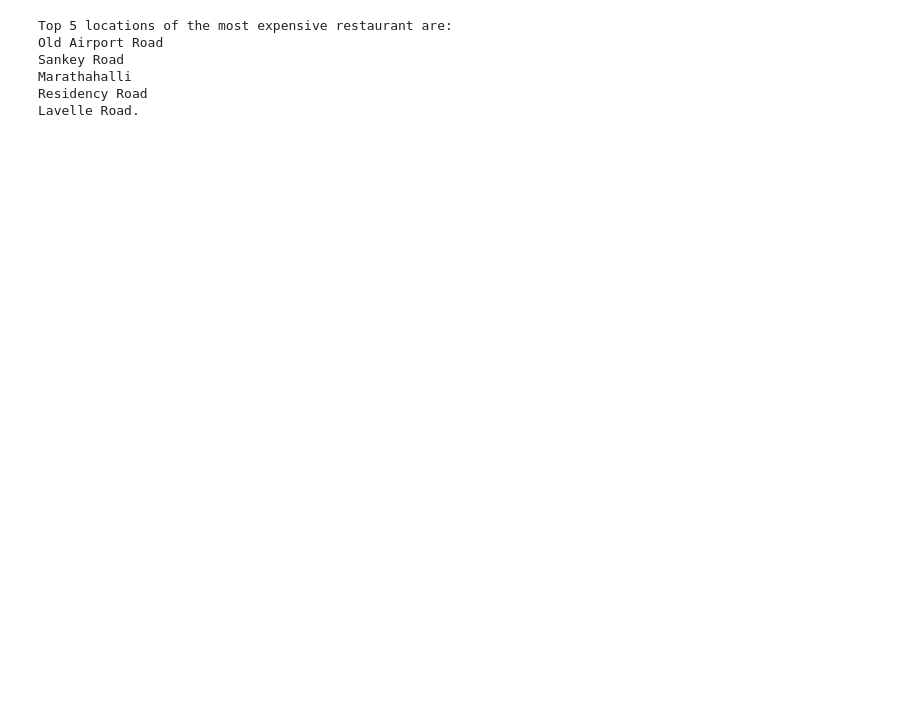
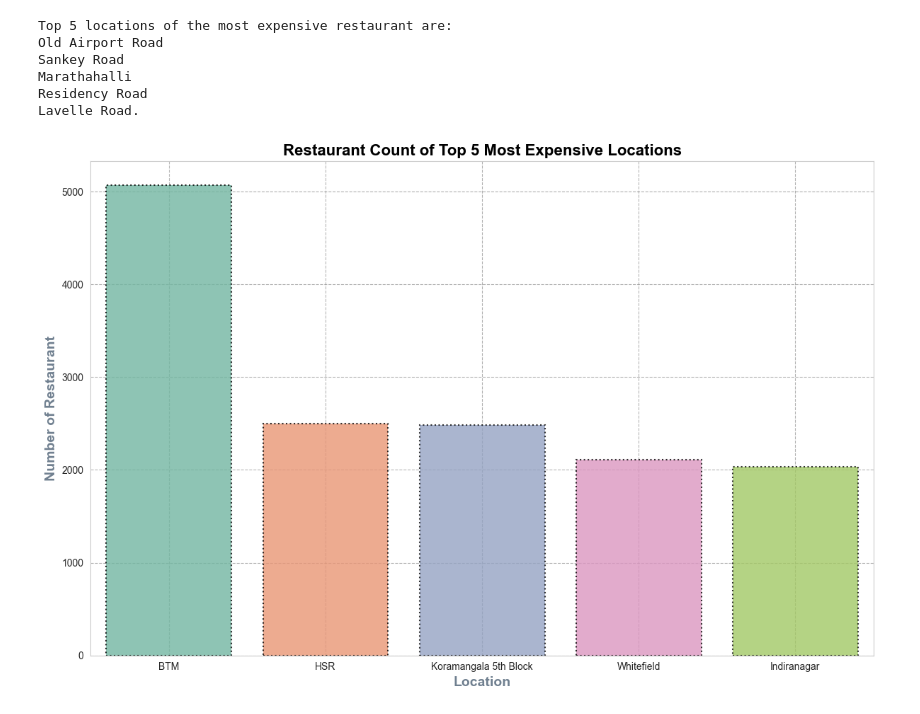
Before and after one commit to SaurabhSSB/bengaluru-restaurant-eda, a Jupyter notebook: 3_eda.ipynb, the cells around one changed output. Cells and saved outputs as stored; diff of their text form; code cells hidden in the pictures; blank space fills up the shorter version.

```diff
--- a/3_eda.ipynb
+++ b/3_eda.ipynb
@@ -1249,16 +1249,18 @@ Marathahalli
 Residency Road
 Lavelle Road.
 # %%
-location_cost = df.groupby('location')['cost'].sum().sort_values(ascending=False)
+location_cost = df.groupby('location')['cost'].sum().sort_values(ascending=False).head(5)
 
 plt.figure(figsize= (12, 8))
 sns.set_style('whitegrid')
-sns.countplot(x=df[df.location.isin(location_cost, linewidth= 1.5, linestyle= ":", palette= 'Set2', edgecolor= 'black', width= 0.8, alpha= 0.8)
+sns.countplot(x=df[df.location.isin(location_cost.index)]['location'], linewidth= 1.5, linestyle= ":", palette= 'Set2', edgecolor= 'black', width= 0.8, alpha= 0.8)
 
-plt.title("Restaurant Count on Location of Top 5 Most Expensive Restaurant", fontsize= 16, fontweight= 'bold', color= 'black')
+plt.title("Restaurant Count of Top 5 Most Expensive Locations", fontsize= 16, fontweight= 'bold', color= 'black')
 plt.xlabel("Location", fontsize= 14, fontweight= 'bold', color= 'slategray')
 plt.ylabel("Number of Restaurant", fontsize= 14, fontweight= 'bold', color= 'slategray')
 
 plt.grid(True, linewidth= 0.8, linestyle= "--", color= 'grey', alpha= 0.6)
 plt.tight_layout()
 plt.show()
+# %% [output]
+[figure, added]
```
Also changed, not shown: parts of 2 cells of this notebook.
